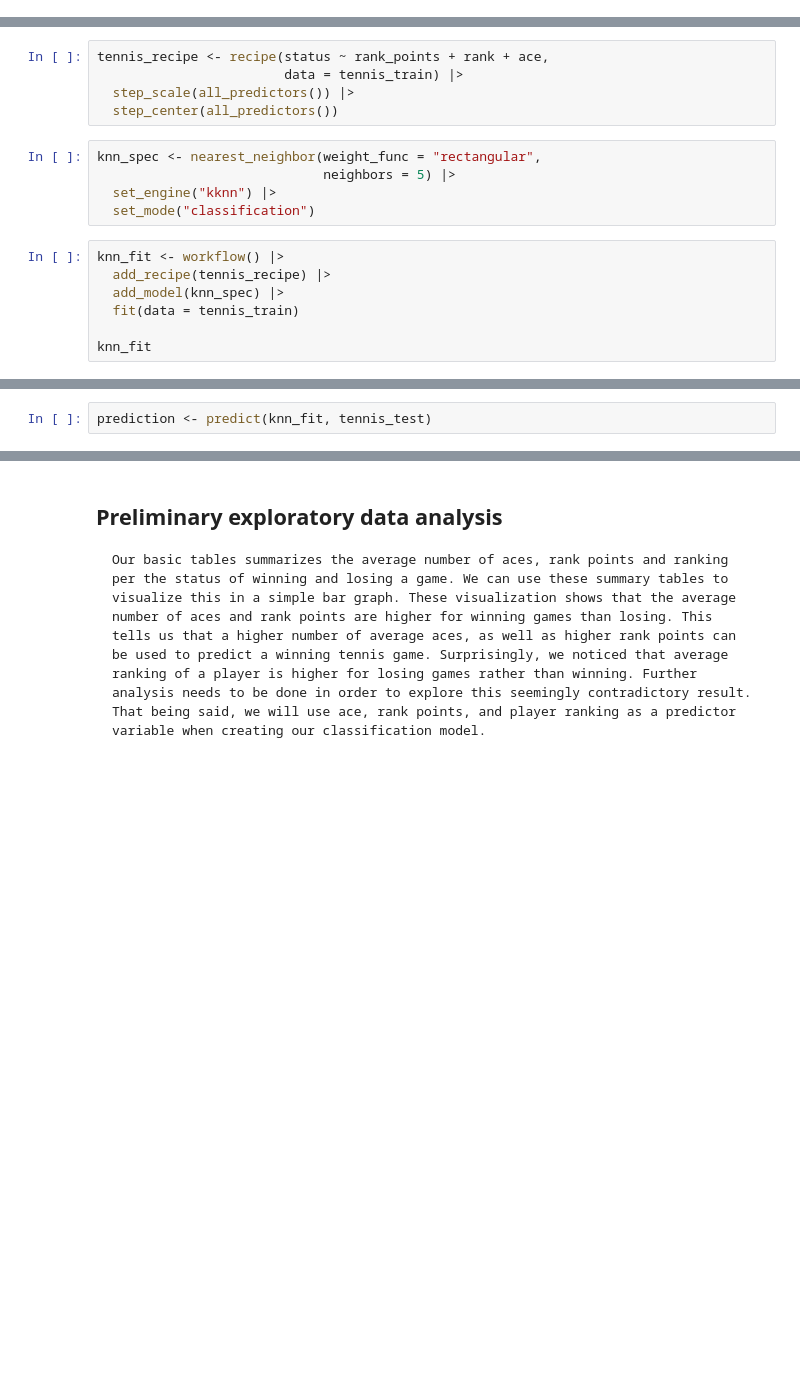
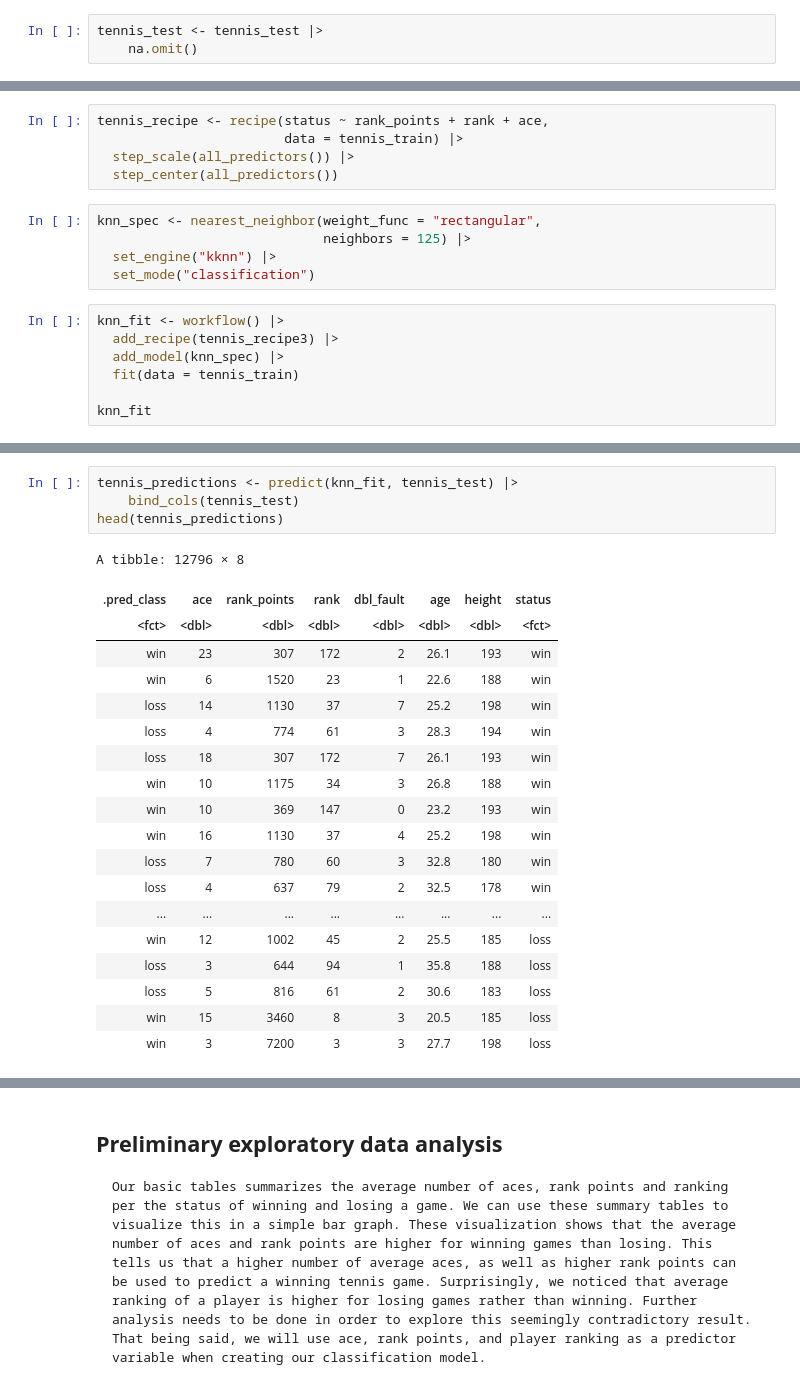
Before and after one commit to Jinception01/DSCI_100_Group_32, a Jupyter notebook: Group_32_Project.ipynb, the cells around one changed output, grey strips where cells are left out. Cells and saved outputs as stored; diff of their text form; blank space fills up the shorter version.

```diff
--- a/Group_32_Project.ipynb
+++ b/Group_32_Project.ipynb
@@ -154,6 +139,9 @@ A tibble: 6 × 7
 # %%
 tennis_train <- tennis_train |>
     na.omit()
+# %%
+tennis_test <- tennis_test |>
+    na.omit()
 # %%
 set.seed(10)
 
@@ -217,12 +186,12 @@ tennis_recipe <- recipe(status ~ rank_points + rank + ace,
   step_center(all_predictors())
 # %%
 knn_spec <- nearest_neighbor(weight_func = "rectangular",
-                             neighbors = 5) |>
+                             neighbors = 125) |>
   set_engine("kknn") |>
   set_mode("classification")
 # %%
 knn_fit <- workflow() |>
-  add_recipe(tennis_recipe) |>
+  add_recipe(tennis_recipe3) |>
   add_model(knn_spec) |>
   fit(data = tennis_train)
 
@@ -235,2 +227,24 @@ prediction
 # %%
-prediction <- predict(knn_fit, tennis_test)
+tennis_predictions <- predict(knn_fit, tennis_test) |>
+    bind_cols(tennis_test)
+head(tennis_predictions)
+# %% [output]
+A tibble: 12796 × 8
+| .pred_class | ace | rank_points | rank | dbl_fault | age | height | status |
+| <fct> | <dbl> | <dbl> | <dbl> | <dbl> | <dbl> | <dbl> | <fct> |
+| win | 23 | 307 | 172 | 2 | 26.1 | 193 | win |
+| win | 6 | 1520 | 23 | 1 | 22.6 | 188 | win |
+| loss | 14 | 1130 | 37 | 7 | 25.2 | 198 | win |
+| loss | 4 | 774 | 61 | 3 | 28.3 | 194 | win |
+| loss | 18 | 307 | 172 | 7 | 26.1 | 193 | win |
+| win | 10 | 1175 | 34 | 3 | 26.8 | 188 | win |
+| win | 10 | 369 | 147 | 0 | 23.2 | 193 | win |
+| win | 16 | 1130 | 37 | 4 | 25.2 | 198 | win |
+| loss | 7 | 780 | 60 | 3 | 32.8 | 180 | win |
+| loss | 4 | 637 | 79 | 2 | 32.5 | 178 | win |
+| ... | ... | ... | ... | ... | ... | ... | ... |
+| win | 12 | 1002 | 45 | 2 | 25.5 | 185 | loss |
+| loss | 3 | 644 | 94 | 1 | 35.8 | 188 | loss |
+| loss | 5 | 816 | 61 | 2 | 30.6 | 183 | loss |
+| win | 15 | 3460 | 8 | 3 | 20.5 | 185 | loss |
+| win | 3 | 7200 | 3 | 3 | 27.7 | 198 | loss |
```
Also changed, not shown: parts of 8 cells of this notebook.
